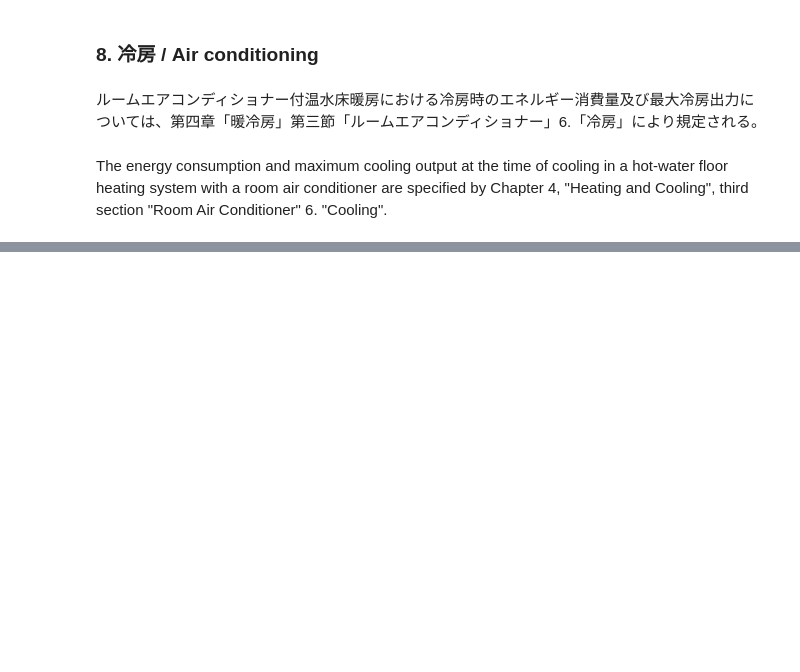
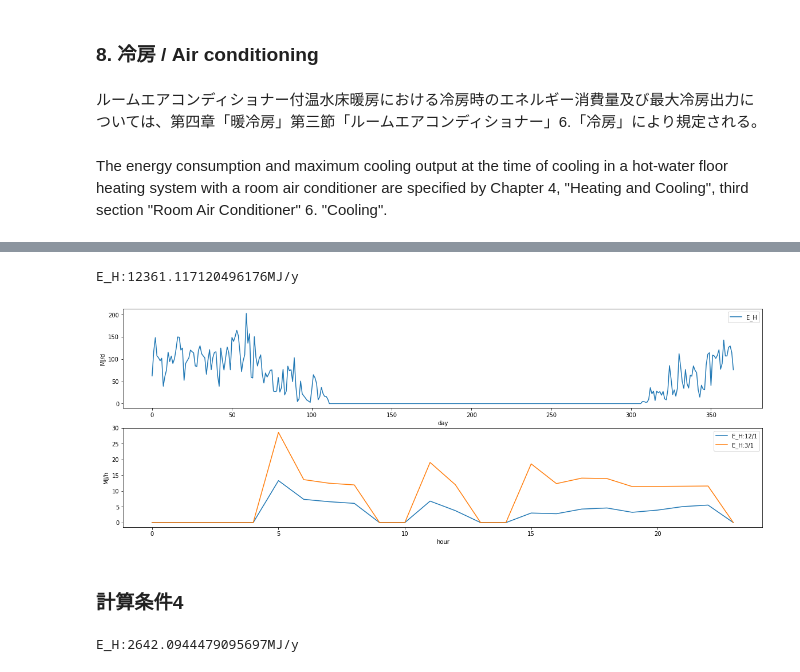
Before and after one commit to BRI-EES-House/Logic-EES-WEB, a Jupyter notebook: s04_08_hot_water_floor_heating_with_rac.ipynb, the cells around one changed output, grey strips where cells are left out. Cells and saved outputs as stored; diff of their text form; code cells hidden in the pictures; blank space fills up the shorter version.

```diff
--- a/s04_08_hot_water_floor_heating_with_rac.ipynb
+++ b/s04_08_hot_water_floor_heating_with_rac.ipynb
@@ -1349,0 +1541,26 @@ def calc_E_E_C_d_t(region, outdoor, q_rtd_C, e_rtd_C, L_CS_d_t, L_CL_d_t):
+# %%
+param = {"region": 6, "A_A": 120.08, "A_MR": 29.81, "A_OR": 51.34, "A_env": 307.51,
+         "U_A": 0.87, "eta_A_H": 4.3, "eta_A_C": 2.8}
+H_MR = {'type': 'ルームエアコンディショナー付温水床暖房機', 'r_Af': 0.4, 'r_up': 0.95, 'pipe_insulation': False}
+H_OR = None
+i = 1
+
+E_H_d_t_i_3 = calc_results(param, H_MR, H_OR, i)
+# %% [output]
+E_H:12361.117120496176MJ/y
+# %%
+get_each_graph(E_H_d_t_i_3)
+# %% [output]
+[figure, added]
+# %% [markdown]
+### 計算条件4
+# %%
+param = {"region": 6, "A_A": 120.08, "A_MR": 29.81, "A_OR": 51.34, "A_env": 307.51,
+         "U_A": 0.87, "eta_A_H": 4.3, "eta_A_C": 2.8}
+H_MR = {'type': 'ルームエアコンディショナー付温水床暖房機', 'r_Af': 0.4, 'r_up': 0.95, 'pipe_insulation': False}
+H_OR = {'type': 'ルームエアコンディショナー付温水床暖房機', 'r_Af': 0.3, 'r_up': 0.90, 'pipe_insulation': True}
+i = 5
+
+E_H_d_t_i_4 = calc_results(param, H_MR, H_OR, i)
+# %% [output]
+E_H:2642.0944479095697MJ/y
```
Also changed, not shown: parts of 15 cells of this notebook.
